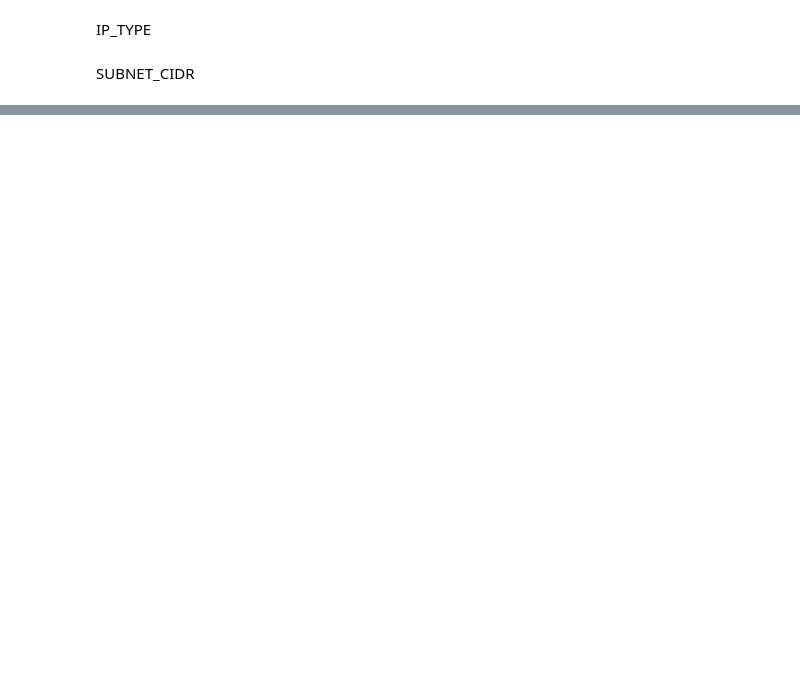
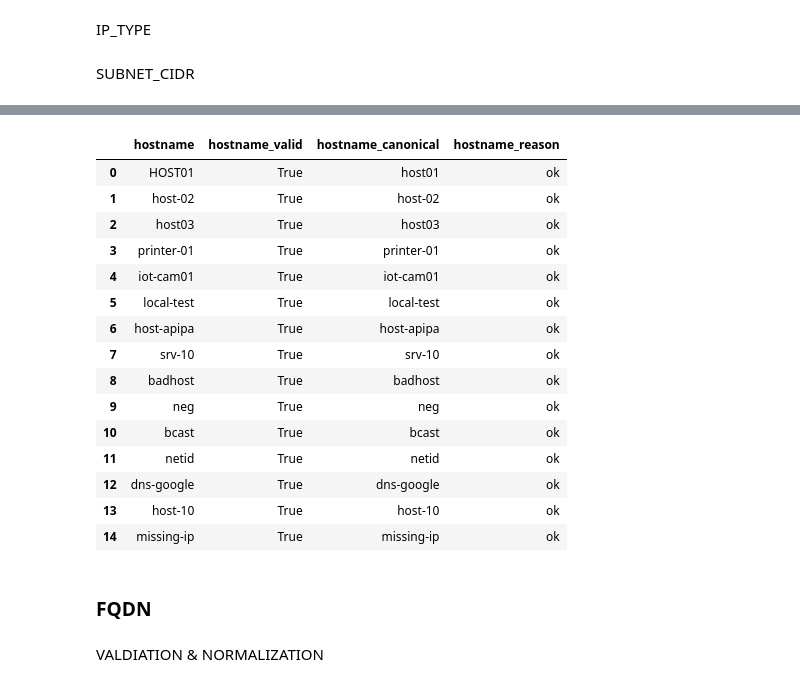
Before and after one commit to jperal720/network-inventory-cleaning-and-validation, a Jupyter notebook: notebooks/data_cleansing.ipynb, the cells around one changed output, grey strips where cells are left out. Cells and saved outputs as stored; diff of their text form; code cells hidden in the pictures; blank space fills up the shorter version.

```diff
--- a/notebooks/data_cleansing.ipynb
+++ b/notebooks/data_cleansing.ipynb
@@ -91,0 +229,57 @@ SUBNET_CIDR
+# %%
+def validate_hostname(hostname_str):
+    """Validating hostname according to RFC1123"""
+    if pd.isna(hostname_str):
+        return (False, None, "missing")
+
+    s = str(hostname_str).strip()
+
+    if s == "":
+        return (False, None, "empty_string")
+
+    if len(s) > 63:
+        return (False, s, "too_long")
+
+    # Checking periods
+    if '.' in s:
+        return (False, s, "contains_periods")
+
+    # Character validation - RFC 1123
+    if not re.match(r'^[a-zA-Z0-9]([a-zA-Z0-9-]*[a-zA-Z0-9])?$', s):
+        return (False, s, "invalid_characters")
+
+    # Cannot start or end with hyphen
+    if s.startswith('-') or s.endswith('-'):
+        return (False, s, "hyphen_at_edge")
+
+    # Normalize to lowercase for consistency
+    canonical = s.lower()
+    return (True, canonical, "ok")
+# %%
+df_hostname = pd.DataFrame()
+df_hostname['hostname'] = df_raw['hostname']
+df_hostname[['hostname_valid', 'hostname_canonical', 'hostname_reason']] = df_hostname['hostname'].apply(
+    lambda x: pd.Series(validate_hostname(x))
+)
+df_hostname
+# %% [output]
+|  | hostname | hostname_valid | hostname_canonical | hostname_reason |
+| 0 | HOST01 | True | host01 | ok |
+| 1 | host-02 | True | host-02 | ok |
+| 2 | host03 | True | host03 | ok |
+| 3 | printer-01 | True | printer-01 | ok |
+| 4 | iot-cam01 | True | iot-cam01 | ok |
+| 5 | local-test | True | local-test | ok |
+| 6 | host-apipa | True | host-apipa | ok |
+| 7 | srv-10 | True | srv-10 | ok |
+| 8 | badhost | True | badhost | ok |
+| 9 | neg | True | neg | ok |
+| 10 | bcast | True | bcast | ok |
+| 11 | netid | True | netid | ok |
+| 12 | dns-google | True | dns-google | ok |
+| 13 | host-10 | True | host-10 | ok |
+| 14 | missing-ip | True | missing-ip | ok |
+# %% [markdown]
+### FQDN
+# %% [markdown]
+VALDIATION & NORMALIZATION
```
Also changed, not shown: parts of 21 cells of this notebook.
